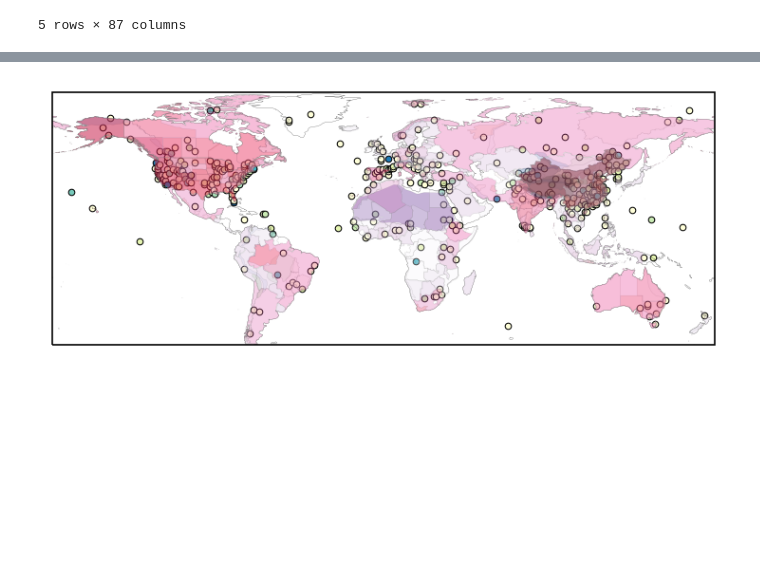
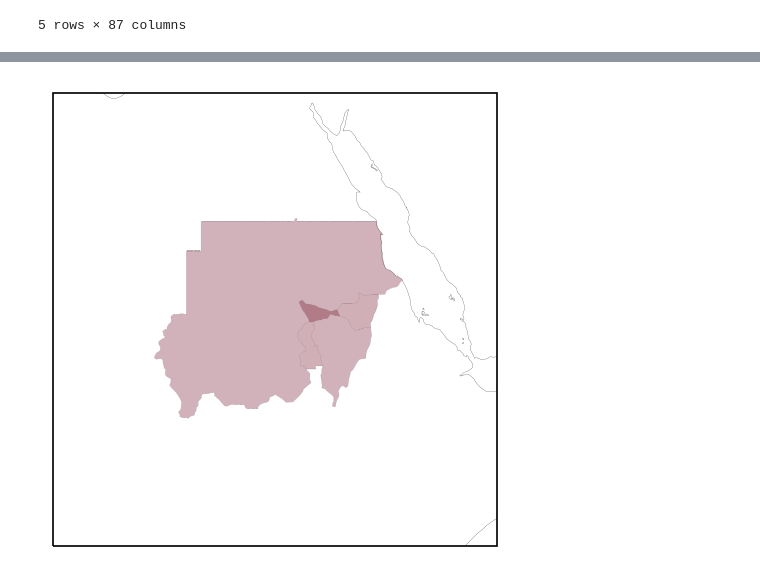
Before and after one commit to mcallaghan/regional-impacts-map, a Jupyter notebook: analysis/compare_da.ipynb, the cells around one changed output, grey strips where cells are left out. Cells and saved outputs as stored; diff of their text form; code cells hidden in the pictures; blank space fills up the shorter version.

```diff
--- a/analysis/compare_da.ipynb
+++ b/analysis/compare_da.ipynb
@@ -414,7 +721,7 @@ shpfilename = shpreader.natural_earth(resolution='10m',
                                       name='admin_1_states_provinces')
 
 adm1shps = geopandas.read_file(shpfilename)
-adm1shps = match_shp_da(adm1shps, ndf)
+adm1shps, shp_ndf_df = match_shp_da(adm1shps, ndf, "adm1shps", shp_ndf_df)
 
 adm1shps.head()
 # %% [output]
@@ -430,7 +742,7 @@ shpfilename = "/home/max/Documents/resources/shpfiles/gadm36_1.shp"
 
 adm1shps_alt = geopandas.read_file(shpfilename)
 
-adm1shps_alt = match_shp_da(adm1shps_alt, ndf)
+adm1shps_alt, shp_ndf_df = match_shp_da(adm1shps_alt, ndf, "adm1shps_alt", shp_ndf_df)
 
 adm1shps_alt.head()
 # %% [output]
@@ -447,7 +759,7 @@ shpfilename = shpreader.natural_earth(resolution='10m',
 
 geography = geopandas.read_file(shpfilename)
 
-geography = match_shp_da(geography, ndf)
+geography, shp_ndf_df = match_shp_da(geography, ndf, "geography", shp_ndf_df)
 
 
 
@@ -540,0 +823,11 @@ Name: doc_id, dtype: int64
+# %%
+precip = df_places.loc[
+    (df_places['6 - Precipitation - upper_pred']>0.5) &
+    (df_places['country_predicted']=="SDN")
+]
+
+precip_studies = df.loc[
+    (df['id'].isin(precip["doc_id"]))
+]
+
+precip_ndf = pd.DataFrame({"ndf_id": [], "doc_id": []})
@@ -543,32 +839,33 @@ plt.figure(dpi=150)
 ax = plt.axes(projection=ccrs.PlateCarree())
 ax.coastlines(lw=0.1)
 
-precip_studies = df.loc[
-    (df['6 - Precipitation - mean_prediction']>0.5)
-]
+
 precip_studies["precip_da"] = None
 precip_studies["gridcells"] = None
 precip_studies["attrib_cells"] = None
+precip_studies["precip_data_cells"] = None
 precip_studies["feature_type"] = None
 
 feature_mapping = {
-    "MTS": {"shpfile": geography, "featurecla_list": ["Range/mtn"]},
-    "PLAT": {"shpfile": geography, "featurecla_list": ["Plateau"]},
-    "PLN": {"shpfile": geography, "featurecla_list": ["Plain"]},
-    "DSRT": {"shpfile": geography, "featurecla_list": ["Desert"]},
+    "MTS": {"shpfile": geography, "shpfile_name": "geography", "featurecla_list": ["Range/mtn"]},
+    "PLAT": {"shpfile": geography, "shpfile_name": "geography", "featurecla_list": ["Plateau"]},
+    "PLN": {"shpfile": geography, "shpfile_name": "geography", "featurecla_list": ["Plain"]},
+    "DSRT": {"shpfile": geography, "shpfile_name": "geography", "featurecla_list": ["Desert"]},
     #"BAY": {"shpfile": geography, "featurecla_list": ["Coast","Basin","Delta"]},
-    "ADM1": {"shpfile": adm1shps, "featurecla_list": None},
-    "PCLI": {"shpfile": adm0shps, "featurecla_list": None},
+    "ADM1": {"shpfile": adm1shps, "shpfile_name": "adm1shps", "featurecla_list": None},
+    "PCLI": {"shpfile": adm0shps, "shpfile_name": "adm0shps", "featurecla_list": None},
 }
 
 colors = ["Blues","Greens","Oranges","Purples","Reds","PuRd","YlGnBu"]
 
 draw_pixellated = False
-print_unfound = False
+print_unfound = True
 
+# For each type of feature
 for i, (key, value) in enumerate(feature_mapping.items()):
     # Get the precip places with this type of feature
-    sub_df = precip[precip["feature_code"]==key]
+    sub_df = precip.loc[precip["feature_code"]==key]
+
 
     cm = mpl.cm.get_cmap(colors[i])
     norm = mpl.colors.LogNorm(vmin=1,vmax=sub_df.groupby('geonameid').size().max())
@@ -584,20 +881,20 @@ for i, (key, value) in enumerate(feature_mapping.items()):
         # Get the matching shapefile
         shp = value["shpfile"]
         if value["featurecla_list"] is not None:
-            sub_shp = shp[
+            sub_shp = shp.loc[
                 (shp["featurecla"].isin(value["featurecla_list"])) &
                 (shp["name"].str.lower().str.replace("mts.","mountains",regex=False)==name.lower().replace("mts.","mountains").strip())
             ]
         else:
             if "gn_id" in shp.columns:
-                sub_shp = shp[shp["gn_id"]==group.geonameid.values[0]]
+                sub_shp = shp.loc[shp["gn_id"]==group.geonameid.values[0]]
                 #sub_shp = shp[shp["NAME_1"]==group.place_name.values[0]]
             else:
-                sub_shp = shp[shp["ADM0_A3"]==group.country_predicted.values[0]]
+                sub_shp = shp.loc[shp["ADM0_A3"]==group.country_predicted.values[0]]
 
         if sub_shp.shape[0]==0:
             if key=="ADM1":
-                sub_shp = adm1shps_alt[
+                sub_shp = adm1shps_alt.loc[
                     (adm1shps_alt["NAME_1"]==group.place_name.values[0]) |
                     (adm1shps_alt["VARNAME_1"].str.contains(group.place_name.values[0]))
                 ]
@@ -620,22 +917,30 @@ for i, (key, value) in enumerate(feature_mapping.items()):
             # is the number of cells with a d&a signal divided by the total number of cells in the feature
             grid_vars = [
                 sub_shp.gridcells.values[0],
+                sub_shp.precip_data_cells.values[0],
                 sub_shp.precip_attrib_cells.values[0],
                 sub_shp.precip_attrib_cells.values[0] / sub_shp.gridcells.values[0],
                 key
             ]
             for did in group.doc_id.unique():
+                ps = precip_studies.loc[precip_studies['id']==did]
+                if not pd.isna(ps['gridcells'].values[0]):
+                    if ps['gridcells'].values[0] < sub_shp.gridcells.values[0]:
+                        continue
                 precip_studies.loc[
-                    (precip_studies['id']==did) & # if the doc id matches
-                    ( # and this is the smallest location object in the document
-                        pd.isna(precip_studies['gridcells']) |
-                        (
-                            pd.notna(precip_studies['gridcells']) &
-                            precip_studies['gridcells'] > sub_shp.gridcells.values[0]
-                        )
-                    ),
-                    ["gridcells", "attrib_cells", "precip_da","feature_type"]
+                    precip_studies['id']==did,
+                    ["gridcells","precip_data_cells", "attrib_cells", "precip_da","feature_type"]
                 ] = grid_vars
+
+                ndf_ids = shp_ndf_df.loc[
+                    (shp_ndf_df["shpfile_name"]==value["shpfile_name"]) &
+                    (shp_ndf_df["shpfile_id"]==sub_shp.index[0]),
+                    "ndf_id"
+                ]
+
+                sub_precip_ndf = pd.DataFrame.from_dict({"ndf_id": ndf_ids, "doc_id": [did]*len(ndf_ids)})
+                precip_ndf = precip_ndf.loc[precip_ndf["doc_id"]!=did].append(sub_precip_ndf)
+
 
             if draw_pixellated:
                 inplace = shapely.vectorized.contains(sub_shp.geometry.values[0],xv,yv)
@@ -657,15 +962,5 @@ for i, (key, value) in enumerate(feature_mapping.items()):
             zorder=5
         )
 
-no_loc_id = precip_studies.loc[pd.isna(precip_studies['gridcells']),"id"]
-sub_df = df_places[df_places["doc_id"].isin(no_loc_id)]
-
-cm = mpl.cm.get_cmap(colors[i+1])
-for name, group in sub_df.groupby(["LON","LAT"]):
-    ax.scatter(
-        name[0],name[1],
-        c=[len(group.doc_id.unique())],
-        norm=mpl.colors.LogNorm(vmin=1, vmax=100),
-        cmap=cm, s=10, edgecolor="black",lw=0.5
-    )
+ax.set_extent([15,45,0,30])
 # %% [output]
@@ -689 +1001 @@ See the caveats in the documentation: https://pandas.pydata.org/pandas-docs/stab
-[figure, old version]
+[figure, new version]
```
Also changed, not shown: parts of 62 cells of this notebook, 12 other files.
